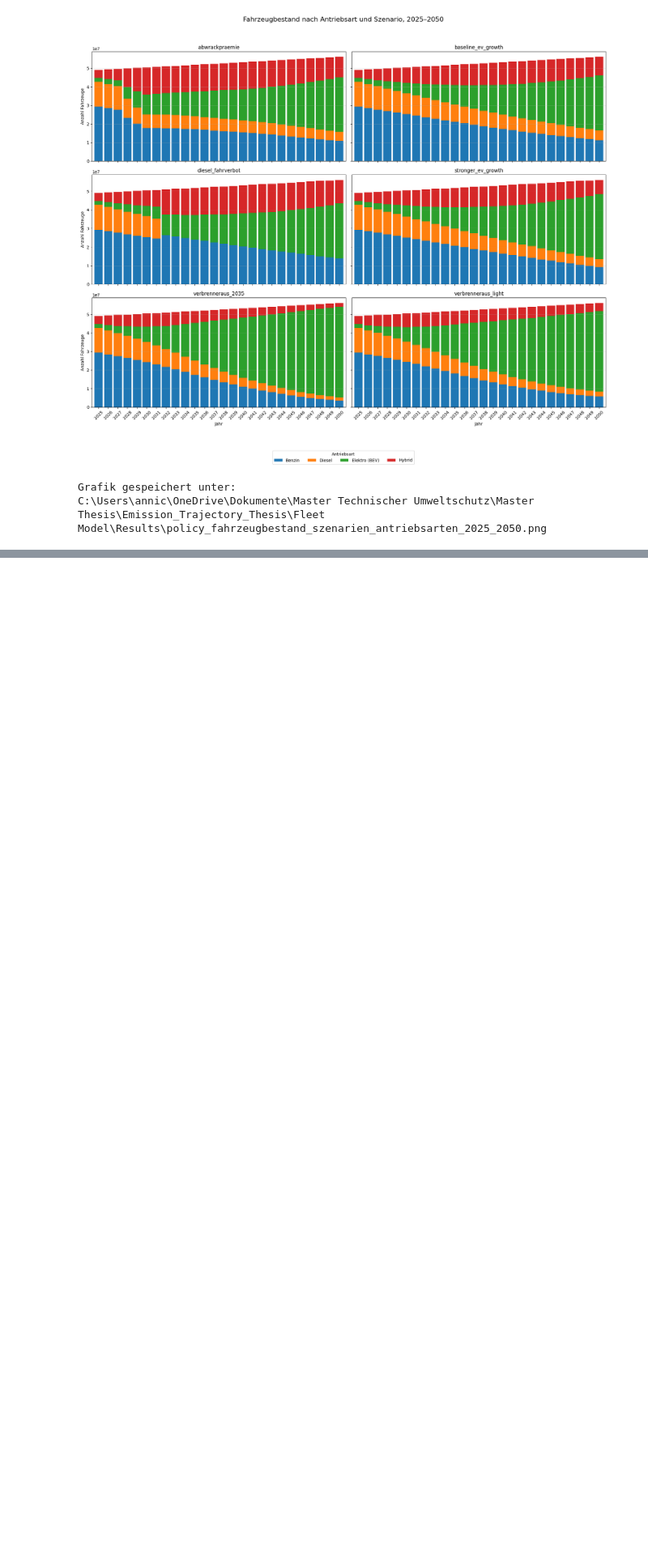
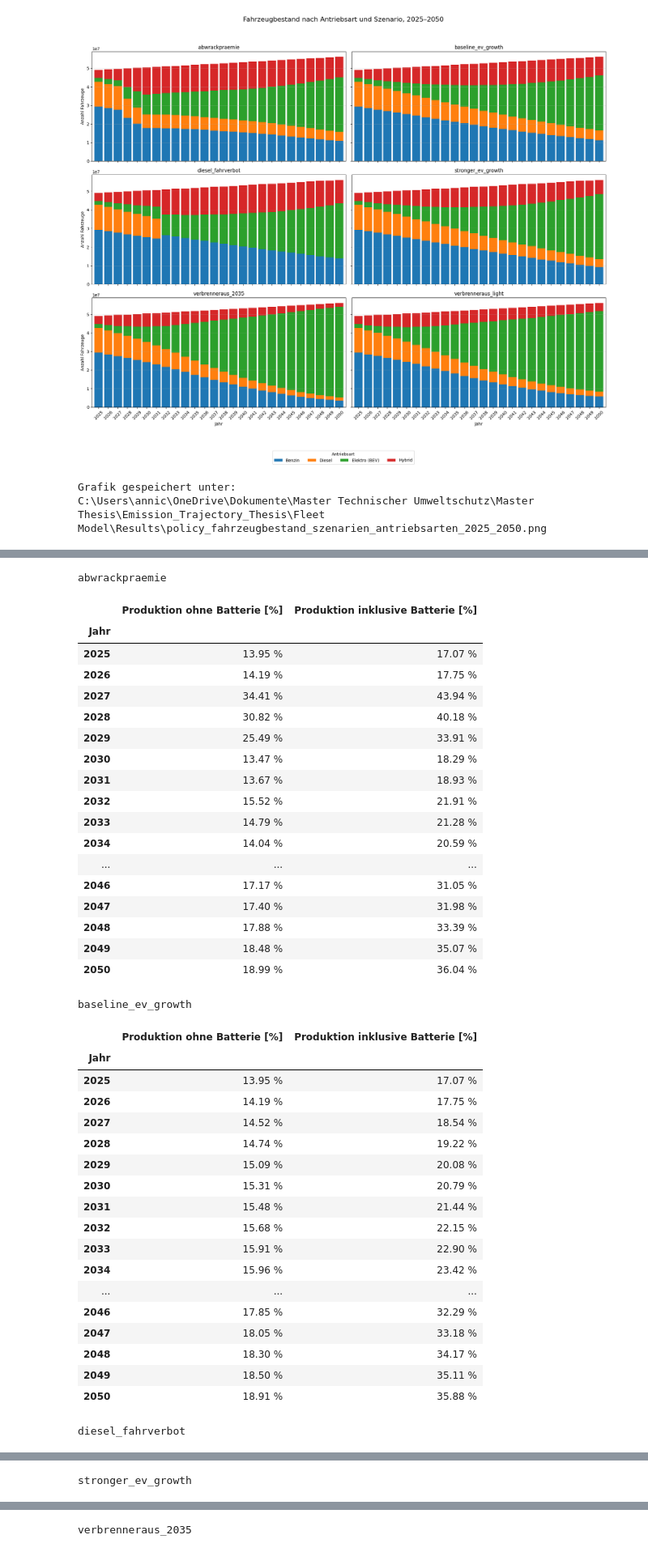
Before and after one commit to annicarl/Emission_Trajectory_Thesis, a Jupyter notebook: Fleet Model/Fleet_Model_runner.ipynb, the cells around one changed output, grey strips where cells are left out. Shown at 81% size. Saved outputs shown, nothing was run; the diff lists cells and outputs as text; code cells hidden in the pictures; blank space fills up the shorter version.

```diff
--- a/Fleet Model/Fleet_Model_runner.ipynb
+++ b/Fleet Model/Fleet_Model_runner.ipynb
@@ -304,0 +475,78 @@ C:\Users\annic\OneDrive\Dokumente\Master Technischer Umweltschutz\Master Thesis\
+# %%
+# Produktionsanteile an den jährlichen Gesamtemissionen je Szenario
+emissionen_phase_wide = (
+    emissionen_phasen.pivot_table(
+        index=["Szenario", "emission_year"],
+        columns="phase",
+        values="emissions_tco2e",
+        aggfunc="sum",
+        fill_value=0,
+    ).reset_index()
+)
+
+produktionsanteile = emissionen_phase_wide.merge(
+    emissionen_total[["Szenario", "emission_year", "total_emissions_tco2e"]],
+    on=["Szenario", "emission_year"],
+    how="left",
+)
+produktionsanteile["Produktion ohne Batterie [%]"] = (
+    100 * produktionsanteile["production"] / produktionsanteile["total_emissions_tco2e"]
+)
+produktionsanteile["Produktion inklusive Batterie [%]"] = (
+    100 * (produktionsanteile["production"] + produktionsanteile["battery_production"])
+    / produktionsanteile["total_emissions_tco2e"]
+)
+
+anteil_spalten = [
+    "Produktion ohne Batterie [%]",
+    "Produktion inklusive Batterie [%]",
+]
+produktionsanteile_nach_szenario = {
+    szenario: gruppe.set_index("emission_year")[anteil_spalten]
+        .rename_axis("Jahr").sort_index()
+    for szenario, gruppe in produktionsanteile.groupby("Szenario")
+}
+
+for szenario, df_anteile in produktionsanteile_nach_szenario.items():
+    print(f"\n{szenario}")
+    display(df_anteile.style.format("{:.2f} %"))
+# %% [output]
+abwrackpraemie
+|  | Produktion ohne Batterie [%] | Produktion inklusive Batterie [%] |
+| Jahr |  |  |
+| 2025 | 13.95 % | 17.07 % |
+| 2026 | 14.19 % | 17.75 % |
+| 2027 | 34.41 % | 43.94 % |
+| 2028 | 30.82 % | 40.18 % |
+| 2029 | 25.49 % | 33.91 % |
+| 2030 | 13.47 % | 18.29 % |
+| 2031 | 13.67 % | 18.93 % |
+| 2032 | 15.52 % | 21.91 % |
+| 2033 | 14.79 % | 21.28 % |
+| 2034 | 14.04 % | 20.59 % |
+| ... | ... | ... |
+| 2046 | 17.17 % | 31.05 % |
+| 2047 | 17.40 % | 31.98 % |
+| 2048 | 17.88 % | 33.39 % |
+| 2049 | 18.48 % | 35.07 % |
+| 2050 | 18.99 % | 36.04 % |
+baseline_ev_growth
+|  | Produktion ohne Batterie [%] | Produktion inklusive Batterie [%] |
+| Jahr |  |  |
+| 2025 | 13.95 % | 17.07 % |
+| 2026 | 14.19 % | 17.75 % |
+| 2027 | 14.52 % | 18.54 % |
+| 2028 | 14.74 % | 19.22 % |
+| 2029 | 15.09 % | 20.08 % |
+| 2030 | 15.31 % | 20.79 % |
+| 2031 | 15.48 % | 21.44 % |
+| 2032 | 15.68 % | 22.15 % |
+| 2033 | 15.91 % | 22.90 % |
+| 2034 | 15.96 % | 23.42 % |
+| ... | ... | ... |
+| 2046 | 17.85 % | 32.29 % |
+| 2047 | 18.05 % | 33.18 % |
+| 2048 | 18.30 % | 34.17 % |
+| 2049 | 18.50 % | 35.11 % |
+| 2050 | 18.91 % | 35.88 % |
+diesel_fahrverbot
@@ -304,0 +571 @@ C:\Users\annic\OneDrive\Dokumente\Master Technischer Umweltschutz\Master Thesis\
+stronger_ev_growth
@@ -304,0 +590 @@ C:\Users\annic\OneDrive\Dokumente\Master Technischer Umweltschutz\Master Thesis\
+verbrenneraus_2035
```
Also changed, not shown: parts of 5 cells of this notebook, 4 other files.
